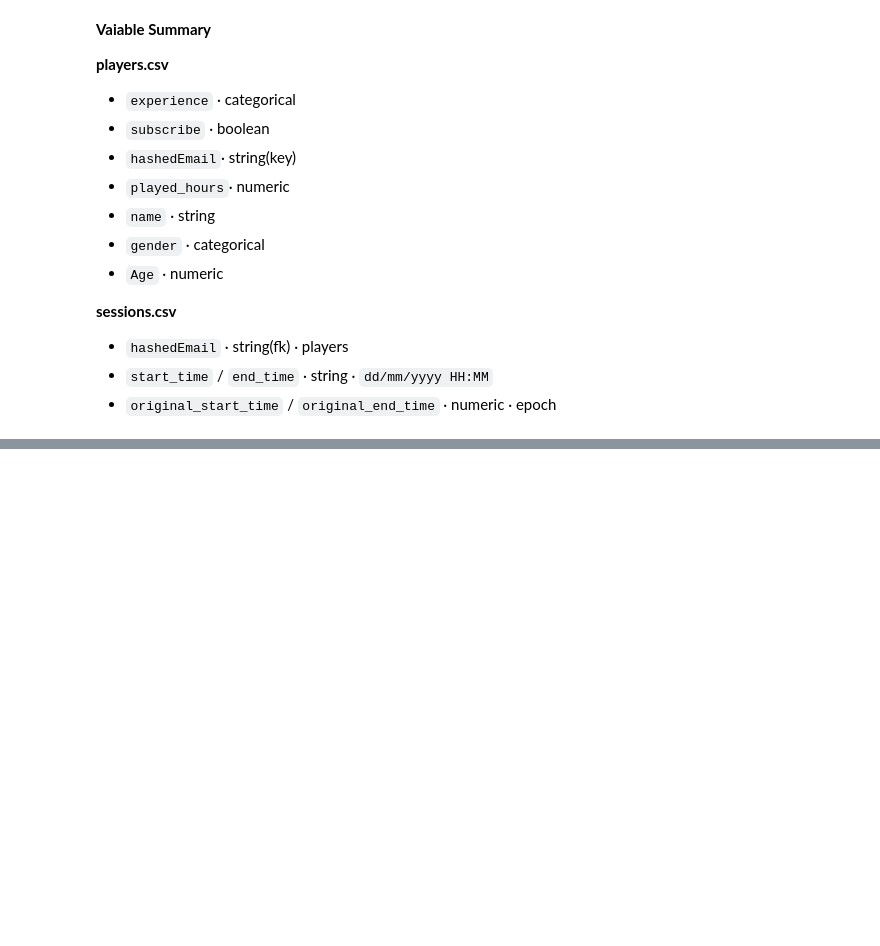
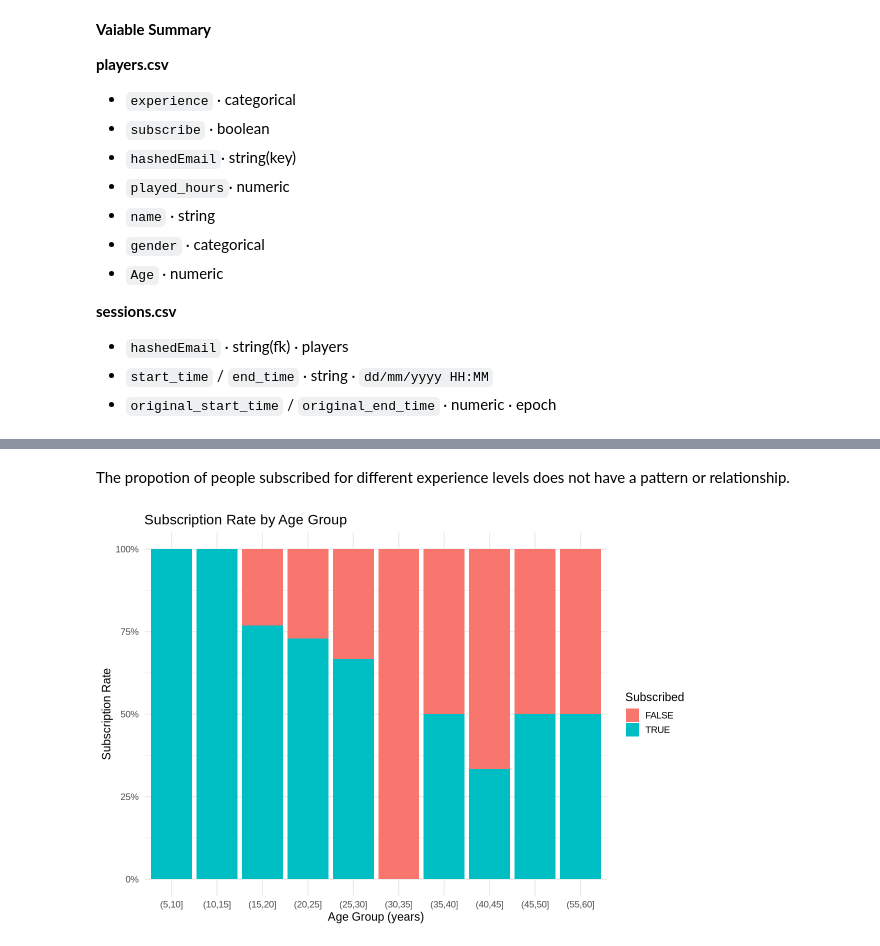
Before and after one commit to sylverus19-cloud/individualplanning, a Jupyter notebook: individual_planning.ipynb, the cells around one changed output, grey strips where cells are left out. Drawn from its saved outputs; the diff is of its cells as text; code cells hidden in the pictures; blank space fills up the shorter version.

```diff
--- a/individual_planning.ipynb
+++ b/individual_planning.ipynb
@@ -29,0 +105,16 @@ Can basic play behaviour statistics (e.g., total sessions, average session lengt
+# %% [markdown]
+The propotion of people subscribed for different experience levels does not have a pattern or relationship.
+# %%
+p_age <- players_clean |>
+  filter(!is.na(Age)) |>
+  mutate(age_group = cut(Age, breaks = seq(5, 60, by = 5), right = TRUE)) |>
+  ggplot(aes(x = age_group, fill = subscribe)) +
+  geom_bar(position = "fill") +
+  scale_y_continuous(labels = percent) +
+  labs(title = "Subscription Rate by Age Group",
+       x = "Age Group (years)", y = "Subscription Rate",
+       fill = "Subscribed") +
+  theme_minimal(base_size = 14)
+p_age
+# %% [output]
+[figure, added]
```
Also changed, not shown: parts of 11 cells of this notebook.
